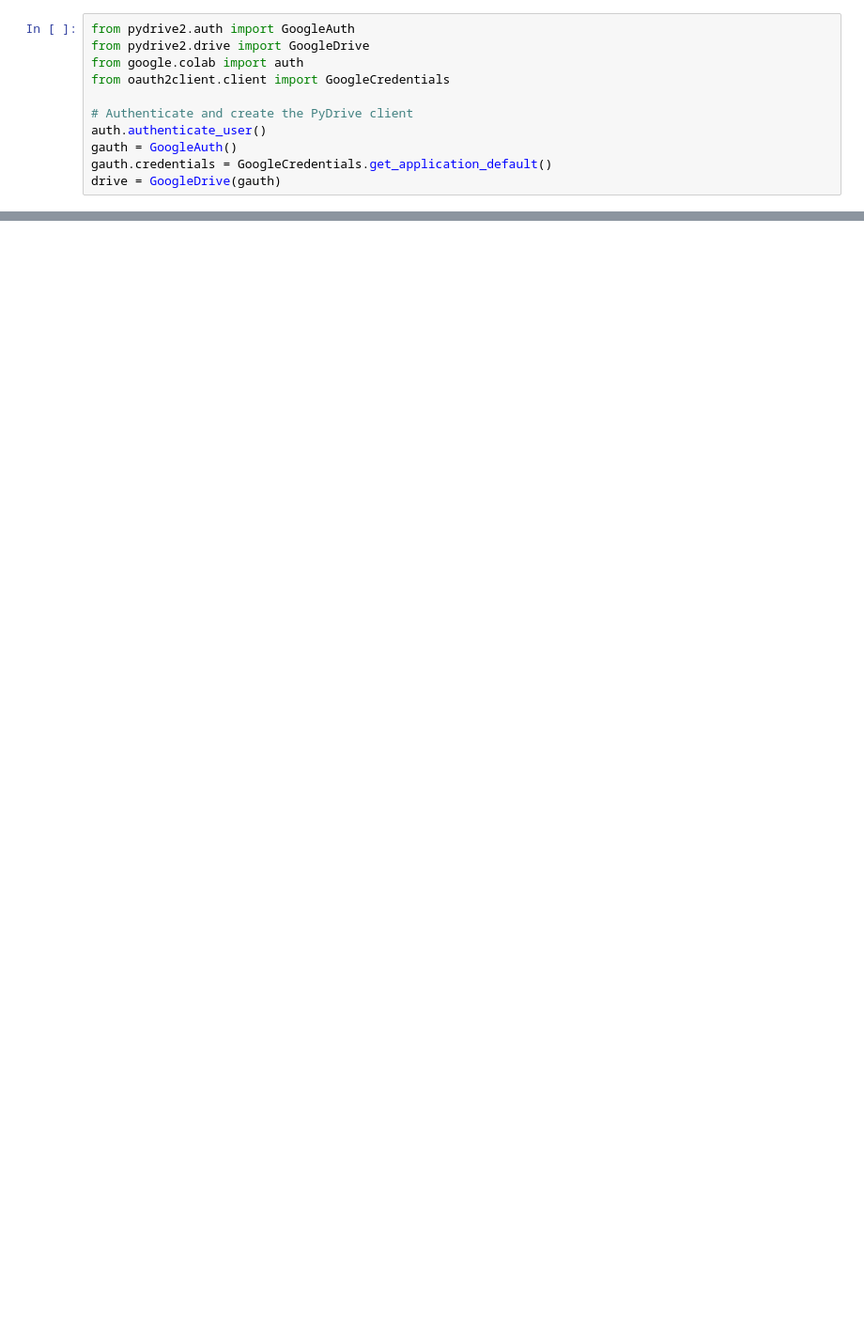
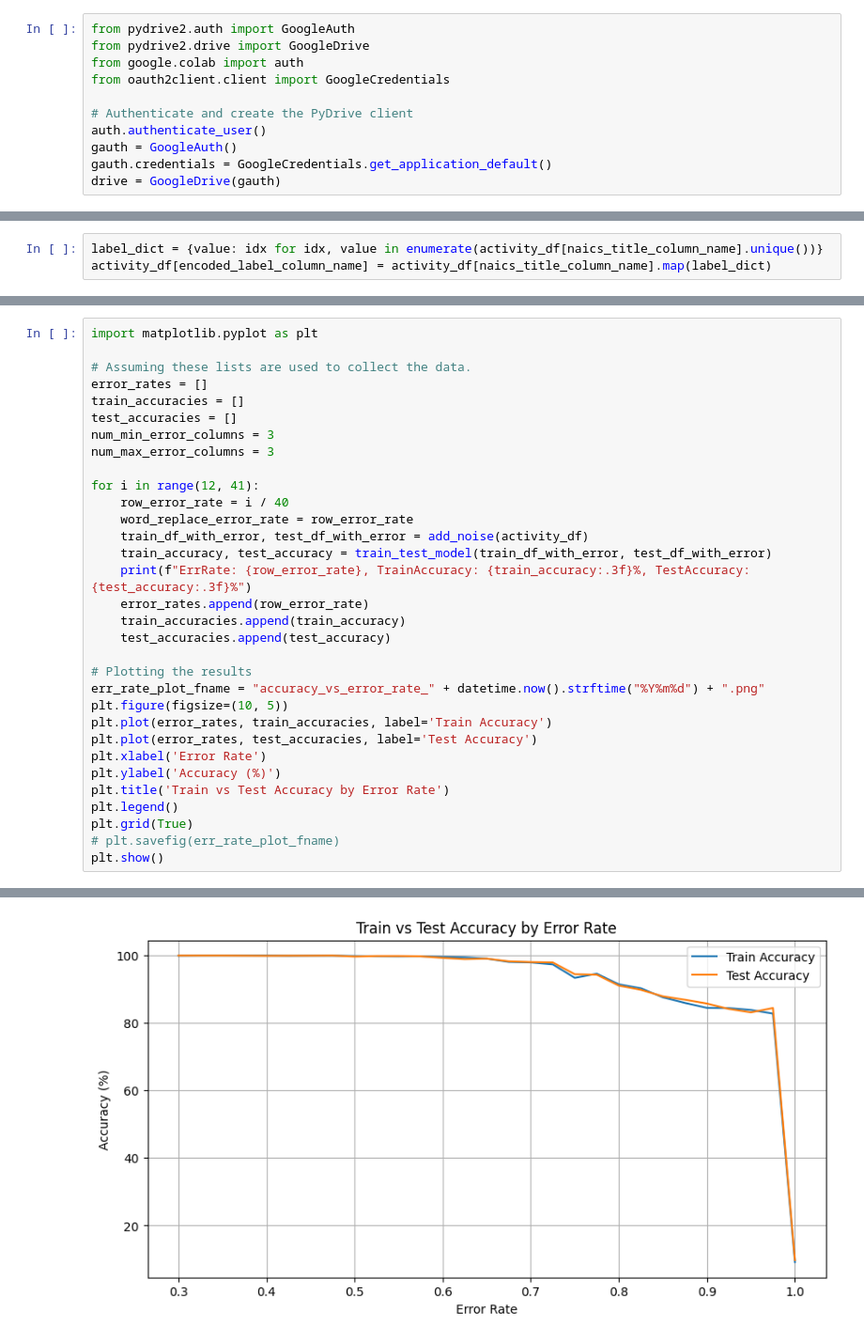
Before and after one commit to AmarGadkari/cs224n, a Jupyter notebook: generate_activity_data.ipynb, the cells around one changed output, grey strips where cells are left out. Shown: that part at 94% size. Cells and saved outputs as stored; diff of their text form; blank space fills up the shorter version.

```diff
--- a/generate_activity_data.ipynb
+++ b/generate_activity_data.ipynb
@@ -56,0 +92,3 @@ def upload_dataframe(drive, folder_id, df, file_name):
+# %%
+label_dict = {value: idx for idx, value in enumerate(activity_df[naics_title_column_name].unique())}
+activity_df[encoded_label_column_name] = activity_df[naics_title_column_name].map(label_dict)
@@ -1210,0 +402,33 @@ Dataset generated with 13744 training records, 2756 test records for 11 titles.
+# %%
+import matplotlib.pyplot as plt
+
+# Assuming these lists are used to collect the data.
+error_rates = []
+train_accuracies = []
+test_accuracies = []
+num_min_error_columns = 3
+num_max_error_columns = 3
+
+for i in range(12, 41):
+    row_error_rate = i / 40
+    word_replace_error_rate = row_error_rate
+    train_df_with_error, test_df_with_error = add_noise(activity_df)
+    train_accuracy, test_accuracy = train_test_model(train_df_with_error, test_df_with_error)
+    print(f"ErrRate: {row_error_rate}, TrainAccuracy: {train_accuracy:.3f}%, TestAccuracy:{test_accuracy:.3f}%")
+    error_rates.append(row_error_rate)
+    train_accuracies.append(train_accuracy)
+    test_accuracies.append(test_accuracy)
+
+# Plotting the results
+err_rate_plot_fname = "accuracy_vs_error_rate_" + datetime.now().strftime("%Y%m%d") + ".png"
+plt.figure(figsize=(10, 5))
+plt.plot(error_rates, train_accuracies, label='Train Accuracy')
+plt.plot(error_rates, test_accuracies, label='Test Accuracy')
+plt.xlabel('Error Rate')
+plt.ylabel('Accuracy (%)')
+plt.title('Train vs Test Accuracy by Error Rate')
+plt.legend()
+plt.grid(True)
+# plt.savefig(err_rate_plot_fname)
+plt.show()
+# %% [output]
@@ -1210,0 +452 @@ Dataset generated with 13744 training records, 2756 test records for 11 titles.
+[figure, added]
```
Also changed, not shown: parts of 20 cells of this notebook.
